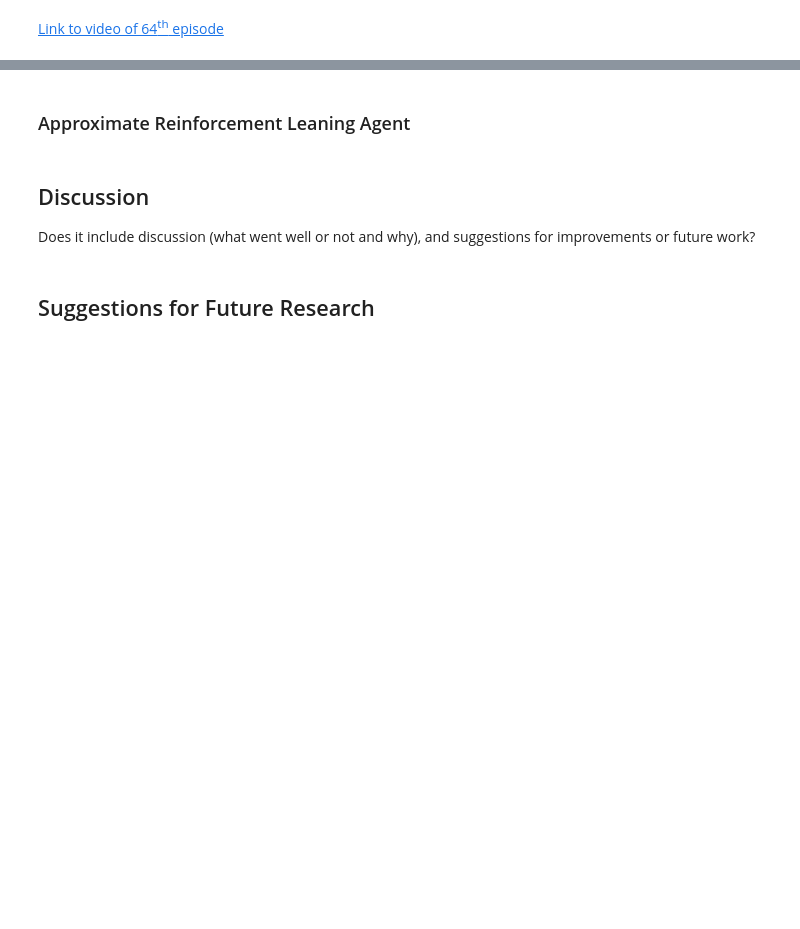
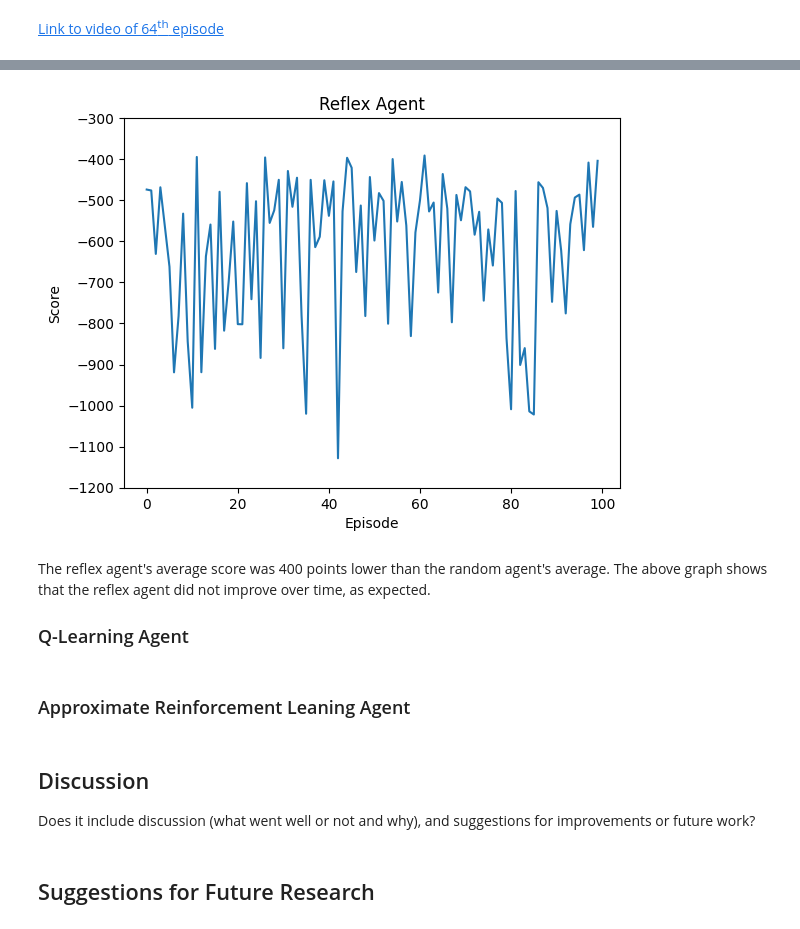
Before and after one commit to jaki9292/rl-project, a Jupyter notebook: project.ipynb, the cells around one changed output, grey strips where cells are left out. Drawn from its saved outputs; the diff is of its cells as text; code cells hidden in the pictures; blank space fills up the shorter version.

```diff
--- a/project.ipynb
+++ b/project.ipynb
@@ -227,0 +437,6 @@ Next, we examine an agent who can fire its left and right thrusters in reaction
+# %%
+# Instantiate lunar lander reflex agent
+rflx_agent = ReflexAgent()
+
+# Iterate over 100 episodes
+rflx_scores = rflx_agent.repeat(100, verbose = True, video = False)
@@ -228,3 +461,19 @@ Next, we examine an agent who can fire its left and right thrusters in reaction
+# %%
+# Plot reflex agent's scores over all episodes
+
+import matplotlib.pyplot as plt
+
+plt.plot(rflx_scores)
+plt.ylim([-1200,-300])
+plt.title("Reflex Agent")
+plt.xlabel("Episode")
+plt.ylabel("Score");
+# %% [output]
+[figure, added]
+# %% [markdown]
+The reflex agent's average score was 400 points lower than the random agent's average. The above graph shows that the reflex agent did not improve over time, as expected.
+
+### Q-Learning Agent ###
 # %% [markdown]
 ### Approximate Reinforcement Leaning Agent ###
 # %% [markdown]
```
Also changed, not shown: parts of 13 cells of this notebook.
